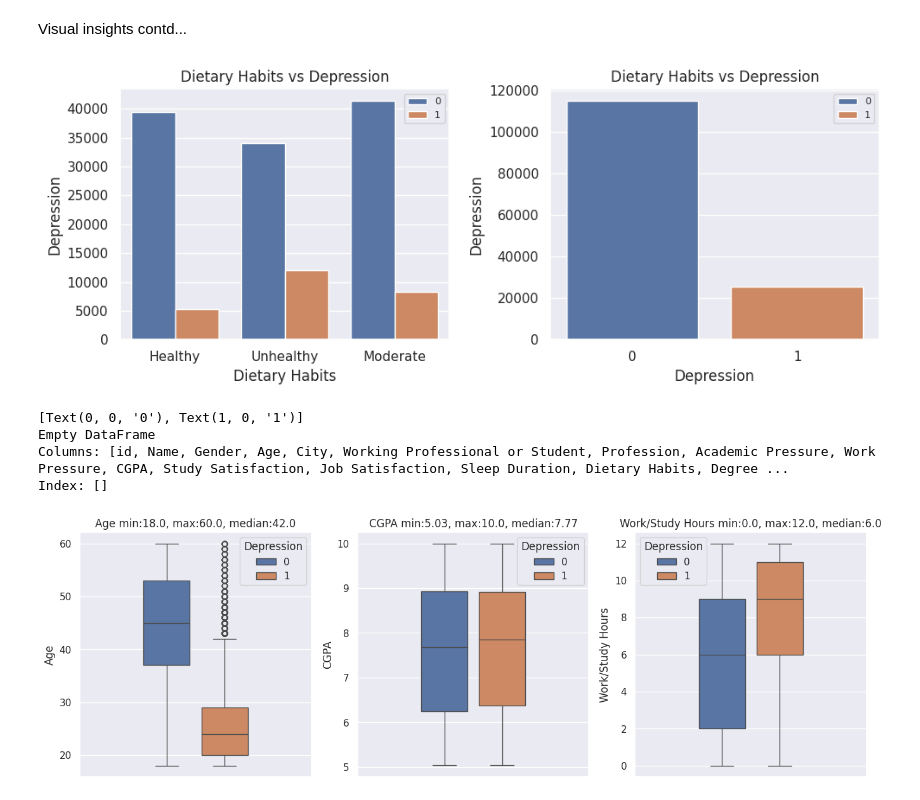
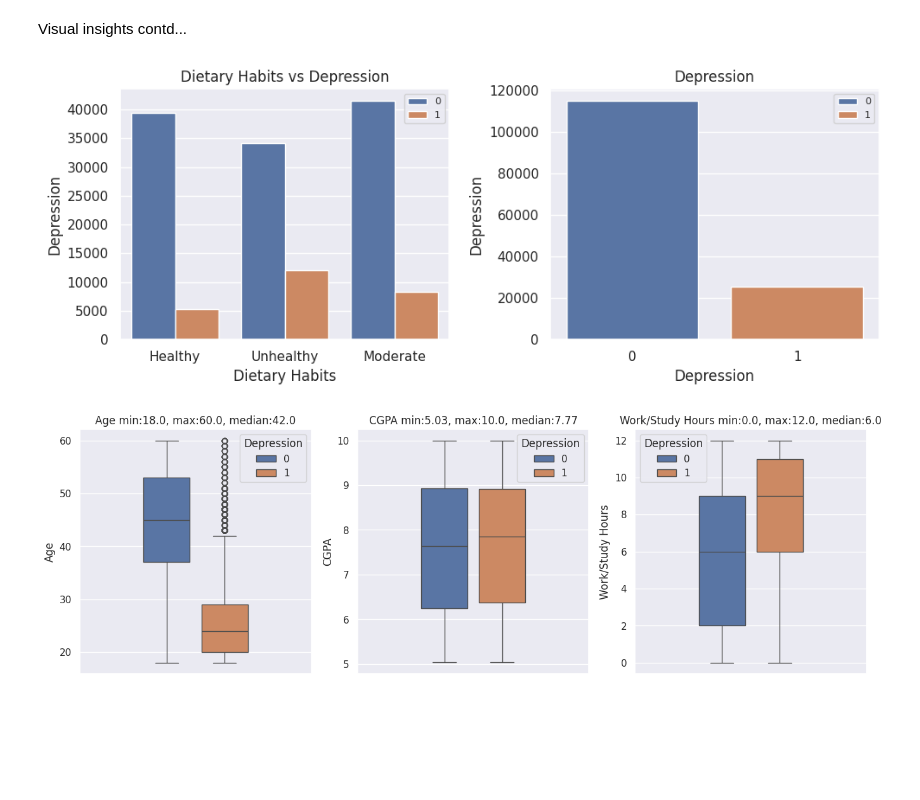
Before and after one commit to alamurm/pixelTest, a Jupyter notebook: case_study/MentalHealthExploring/MentalHealth_ML_PixelTest.ipynb, the cells around one changed output. Saved outputs shown, nothing was run; the diff lists cells and outputs as text; code cells hidden in the pictures; blank space fills up the shorter version.

```diff
--- a/case_study/MentalHealthExploring/MentalHealth_ML_PixelTest.ipynb
+++ b/case_study/MentalHealthExploring/MentalHealth_ML_PixelTest.ipynb
@@ -134,33 +191,26 @@ plt.show()
 # %% [markdown]
 Visual insights contd...
 # %%
+#Hanlde noises in the data
+DIETARY_HABITS=['Healthy','Moderate','Unhealthy']
 filteredData = dsTrain.loc[dsTrain['Dietary Habits'].isin(DIETARY_HABITS)]
 fig, ax =plt.subplots(1,2, figsize=(10,4))
-#ig.subplots_adjust(wspace=0.3, hspace=0.7)
-#Columns to analyse for visual insights
-#for col, subplot in zip(FEATURES_WITH_MORE_UNIQUE_VALUES, ax.flatten()):
+
 fig.subplots_adjust(wspace=2.0)
 subplot = sns.countplot( ax= ax[0],data=filteredData, x='Dietary Habits', hue='Depression')
 subplot.legend(loc=1, prop={'size': 8})
 subplot.title.set_text('Dietary Habits' + ' vs ' + TARGET)
 subplot.set_ylabel(TARGET)
 
 subplot = sns.countplot( ax= ax[1],data=filteredData, x=TARGET, hue='Depression')
 subplot.legend(loc=1, prop={'size': 8})
-subplot.title.set_text('Dietary Habits' + ' vs ' + TARGET)
+subplot.title.set_text(TARGET)
 subplot.set_ylabel(TARGET)
 
 plt.tight_layout()
 plt.show()
-
-print(subplot.get_xticklabels())
-print(filteredData[filteredData['Dietary Habits']=='Yes'])
 # %% [output]
-[figure, old version]
+[figure, new version]
-[Text(0, 0, '0'), Text(1, 0, '1')]
-Empty DataFrame
-Columns: [id, Name, Gender, Age, City, Working Professional or Student, Profession, Academic Pressure, Work Pressure, CGPA, Study Satisfaction, Job Satisfaction, Sleep Duration, Dietary Habits, Degree ...
-Index: []
 # %%
 #Box plots for numerical features in realtion to the target
 fig, ax =plt.subplots(1,3, figsize=(16,5))
```
Also changed, not shown: parts of 32 cells of this notebook, 6 other files.
